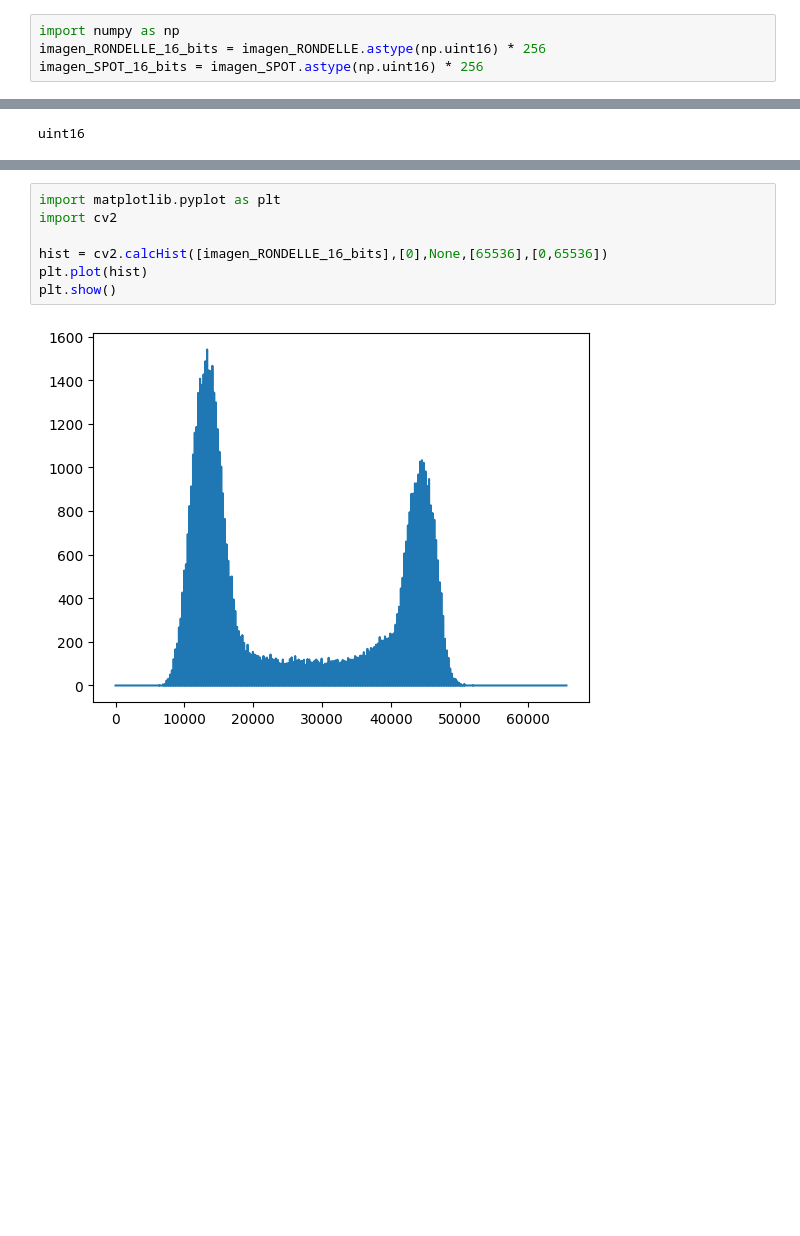
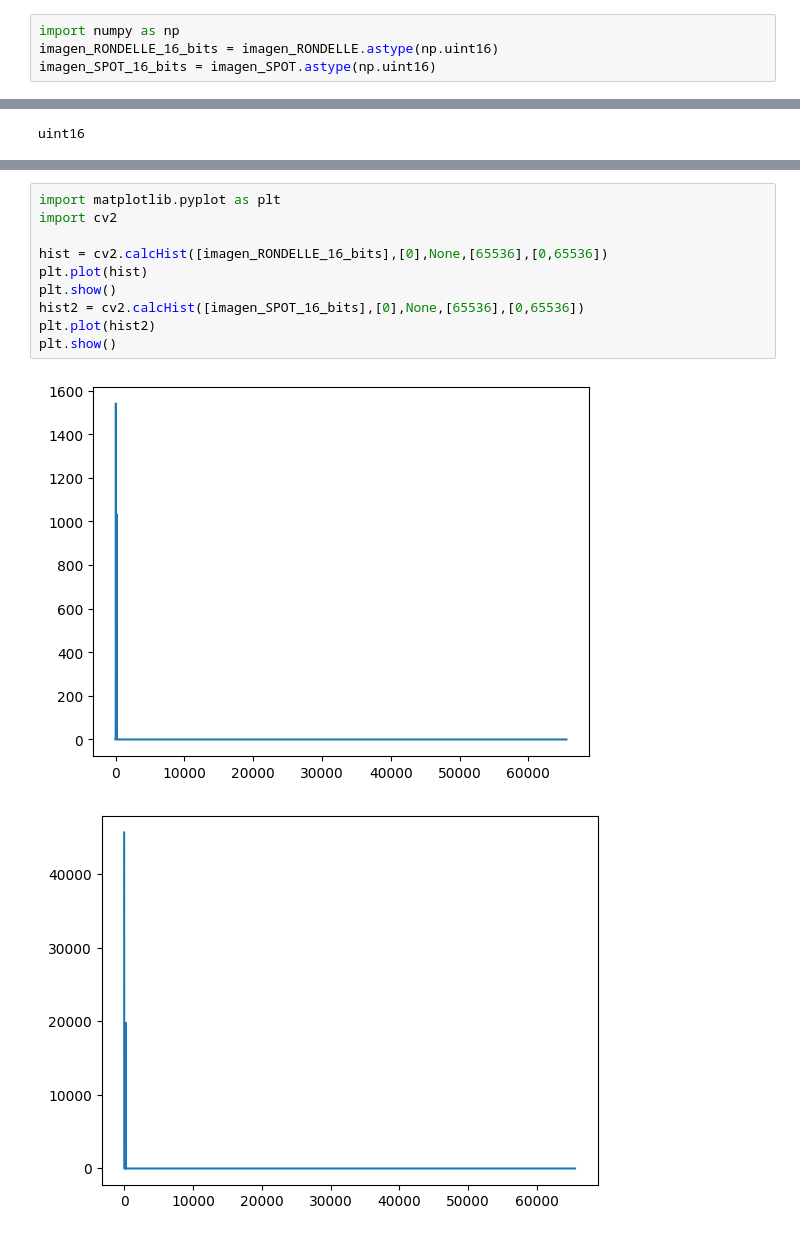
Before and after one commit to santichica/tallleres-cv, a Jupyter notebook: operaciones_aritmeticas.ipynb, the cells around one changed output, grey strips where cells are left out. Drawn from its saved outputs; the diff is of its cells as text; blank space fills up the shorter version.

```diff
--- a/operaciones_aritmeticas.ipynb
+++ b/operaciones_aritmeticas.ipynb
@@ -38,5 +38,5 @@ uint8
 Cambiamos el tipo a 16 bits con numpy.
 # %%
 import numpy as np
-imagen_RONDELLE_16_bits = imagen_RONDELLE.astype(np.uint16) * 256
-imagen_SPOT_16_bits = imagen_SPOT.astype(np.uint16) * 256
+imagen_RONDELLE_16_bits = imagen_RONDELLE.astype(np.uint16)
+imagen_SPOT_16_bits = imagen_SPOT.astype(np.uint16)
@@ -47,9 +51,13 @@ uint16
 # %%
 import matplotlib.pyplot as plt
 import cv2
 
 hist = cv2.calcHist([imagen_RONDELLE_16_bits],[0],None,[65536],[0,65536])
 plt.plot(hist)
 plt.show()
+hist2 = cv2.calcHist([imagen_SPOT_16_bits],[0],None,[65536],[0,65536])
+plt.plot(hist2)
+plt.show()
 # %% [output]
-[figure, old version]
+[figure, new version]
+[figure, added]
```
Also changed, not shown: parts of 16 cells of this notebook, 4 other files.
